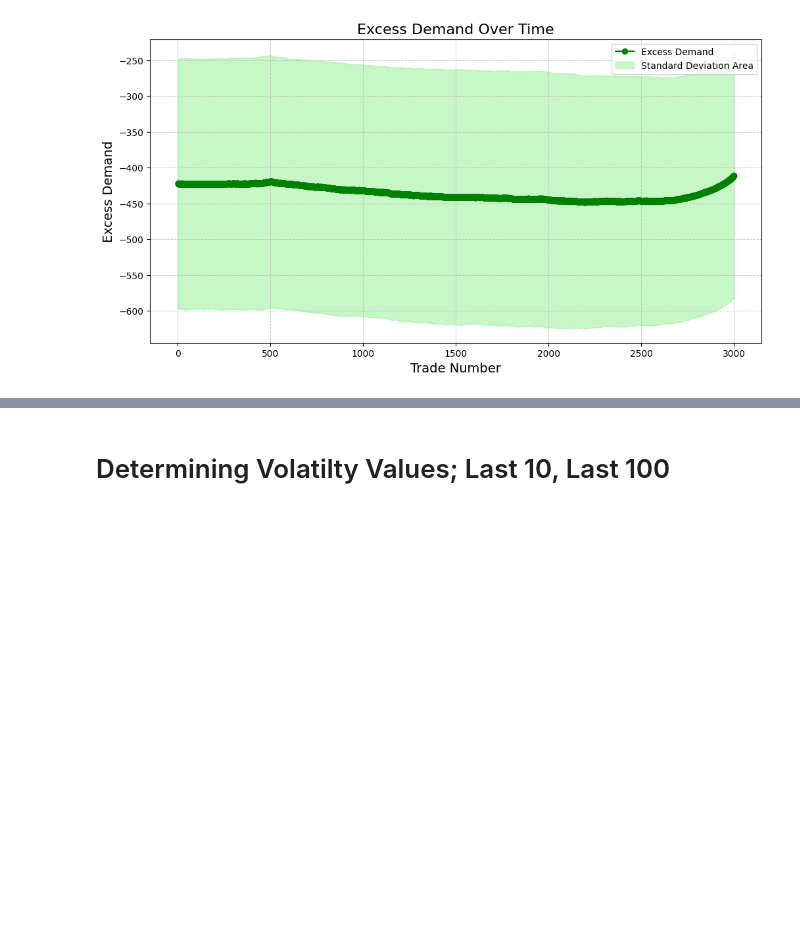
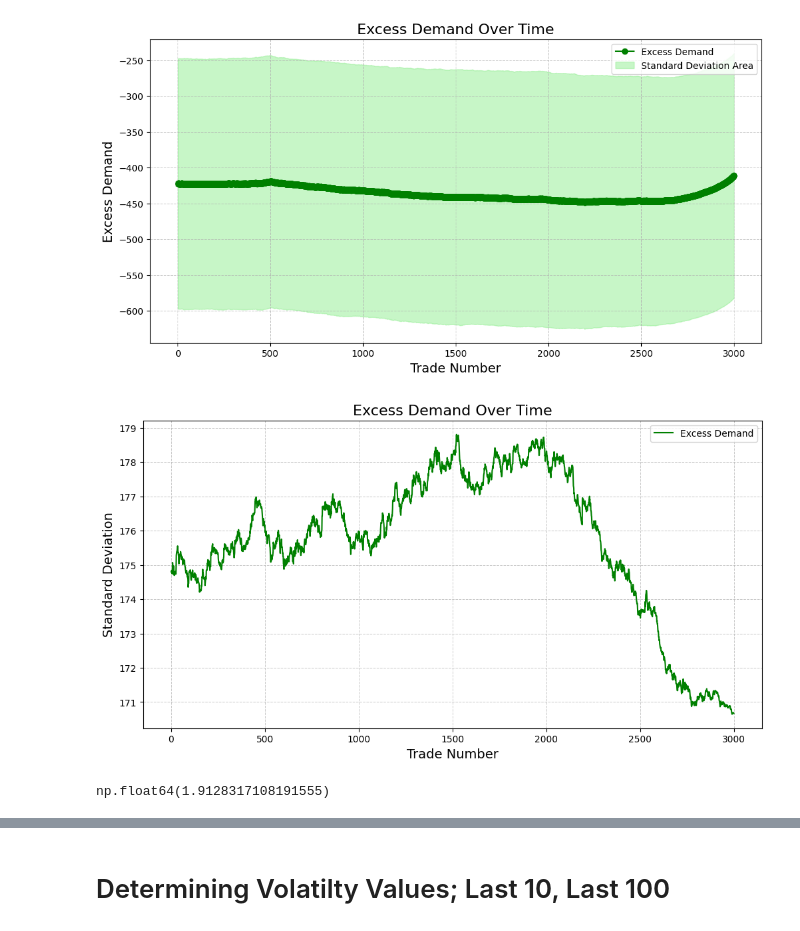
Before and after one commit to richardeli/Thesis, a Jupyter notebook: Data Analysis - Only Used Figures/Last_3000.ipynb, the cells around one changed output, grey strips where cells are left out. Saved outputs shown, nothing was run; the diff lists cells and outputs as text; code cells hidden in the pictures; blank space fills up the shorter version.

```diff
--- a/Data Analysis - Only Used Figures/Last_3000.ipynb
+++ b/Data Analysis - Only Used Figures/Last_3000.ipynb
@@ -178,3 +202,27 @@ plt.legend()
 plt.show()
 # %% [output]
 [figure]
+# %%
+plt.figure(figsize=(12, 6))
+
+plt.plot(
+    trade_number, excess_demand_std,
+    linestyle='-', color='g', label='Excess Demand'
+)
+
+plt.xlabel('Trade Number', fontsize=14)
+plt.ylabel('Standard Deviation', fontsize=14)
+plt.title('Excess Demand Over Time', fontsize=16)
+plt.grid(True, which='both', linestyle='--', linewidth=0.7, alpha=0.7)
+plt.legend()
+plt.show()
+# %% [output]
+[figure, added]
+# %%
+std_dev_1 = df.loc[0, 'Excess Demand STDV']
+std_dev_2 = df.loc[1999, 'Excess Demand STDV']
+
+percentage_change = ((std_dev_2 - std_dev_1) / std_dev_2) * 100 if std_dev_1 != 0 else None
+percentage_change
+# %% [output]
+np.float64(1.9128317108191555)
```
Also changed, not shown: parts of 7 cells of this notebook, 1 other file.
